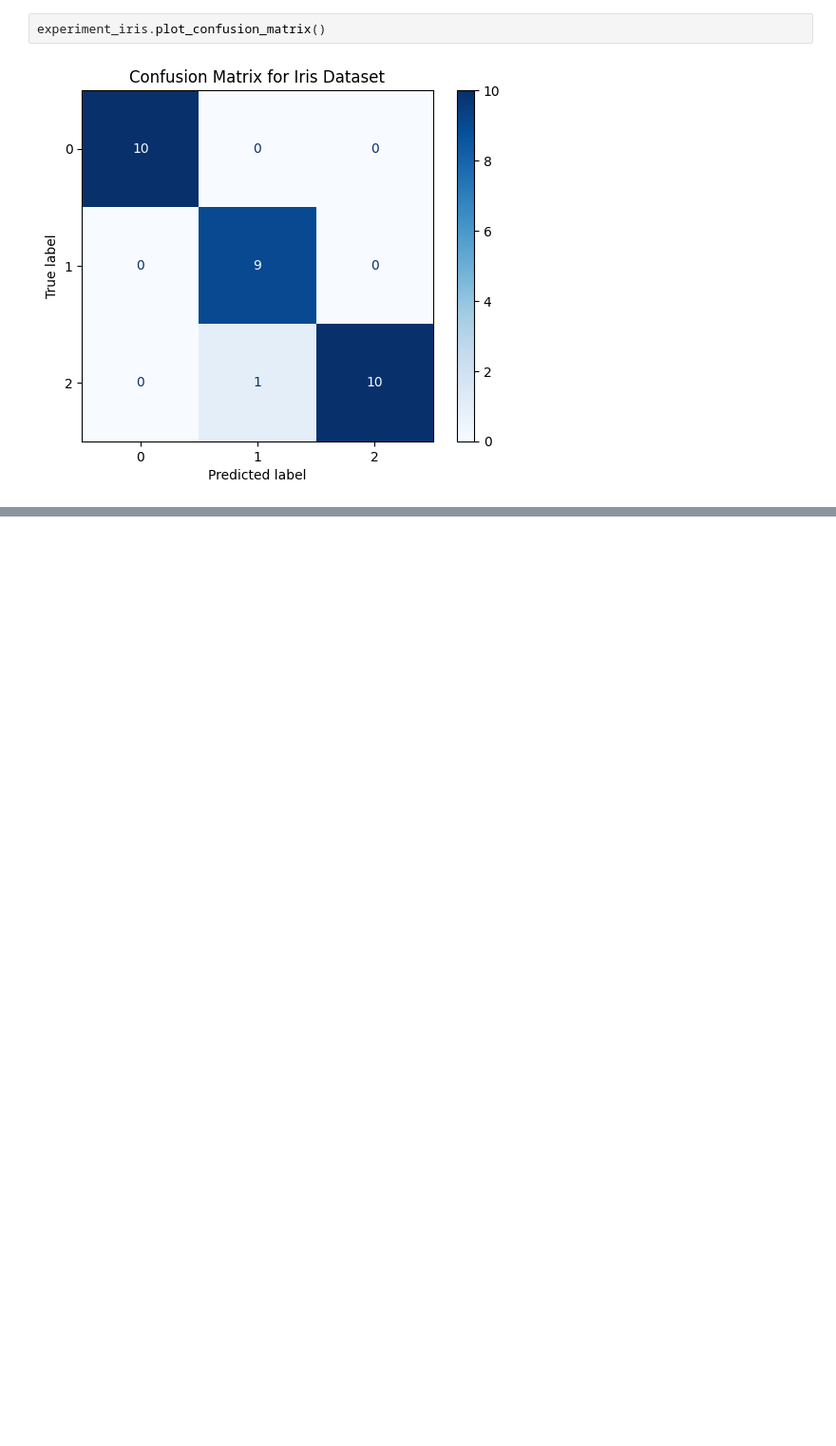
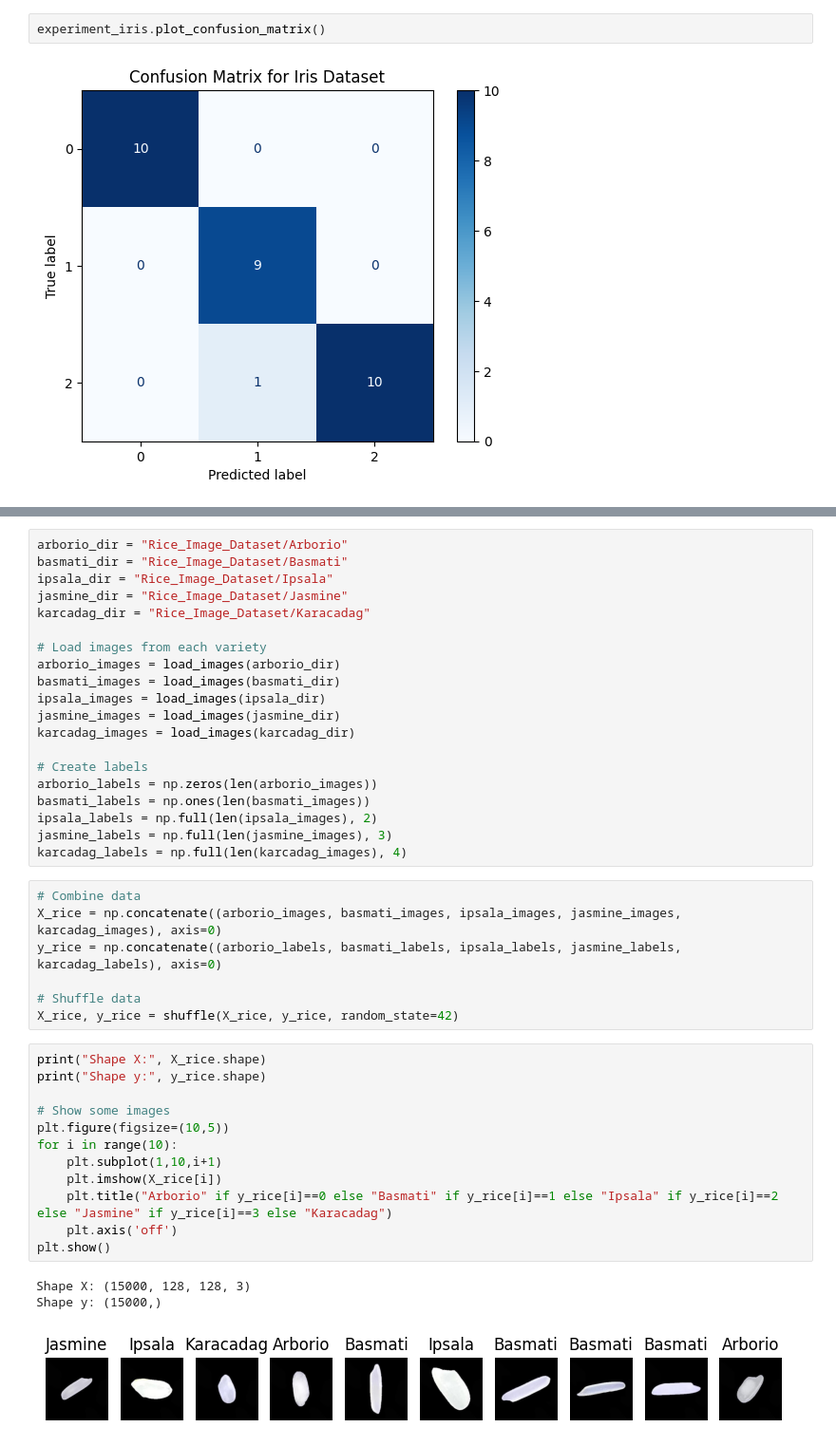
Before and after one commit to xuanuyenvu/rbf-neural-network, a Jupyter notebook: main.ipynb, the cells around one changed output, grey strips where cells are left out. Shown at 95% size. Cells and saved outputs as stored; diff of their text form; blank space fills up the shorter version.

Commit message:
read rice dataset

```diff
--- a/main.ipynb
+++ b/main.ipynb
@@ -60,0 +90,43 @@ experiment_iris.plot_confusion_matrix()
+# %%
+arborio_dir = "Rice_Image_Dataset/Arborio"
+basmati_dir = "Rice_Image_Dataset/Basmati"
+ipsala_dir = "Rice_Image_Dataset/Ipsala"
+jasmine_dir = "Rice_Image_Dataset/Jasmine"
+karcadag_dir = "Rice_Image_Dataset/Karacadag"
+
+# Load images from each variety
+arborio_images = load_images(arborio_dir)
+basmati_images = load_images(basmati_dir)
+ipsala_images = load_images(ipsala_dir)
+jasmine_images = load_images(jasmine_dir)
+karcadag_images = load_images(karcadag_dir)
+
+# Create labels
+arborio_labels = np.zeros(len(arborio_images))
+basmati_labels = np.ones(len(basmati_images))
+ipsala_labels = np.full(len(ipsala_images), 2)
+jasmine_labels = np.full(len(jasmine_images), 3)
+karcadag_labels = np.full(len(karcadag_images), 4)
+# %%
+# Combine data
+X_rice = np.concatenate((arborio_images, basmati_images, ipsala_images, jasmine_images, karcadag_images), axis=0)
+y_rice = np.concatenate((arborio_labels, basmati_labels, ipsala_labels, jasmine_labels, karcadag_labels), axis=0)
+
+# Shuffle data
+X_rice, y_rice = shuffle(X_rice, y_rice, random_state=42)
+# %%
+print("Shape X:", X_rice.shape)
+print("Shape y:", y_rice.shape)
+
+# Show some images
+plt.figure(figsize=(10,5))
+for i in range(10):
+    plt.subplot(1,10,i+1)
+    plt.imshow(X_rice[i])
+    plt.title("Arborio" if y_rice[i]==0 else "Basmati" if y_rice[i]==1 else "Ipsala" if y_rice[i]==2 else "Jasmine" if y_rice[i]==3 else "Karacadag")
+    plt.axis('off')
+plt.show()
+# %% [output]
+Shape X: (15000, 128, 128, 3)
+Shape y: (15000,)
+[figure, added]
```
Also changed, not shown: parts of 7 cells of this notebook.
